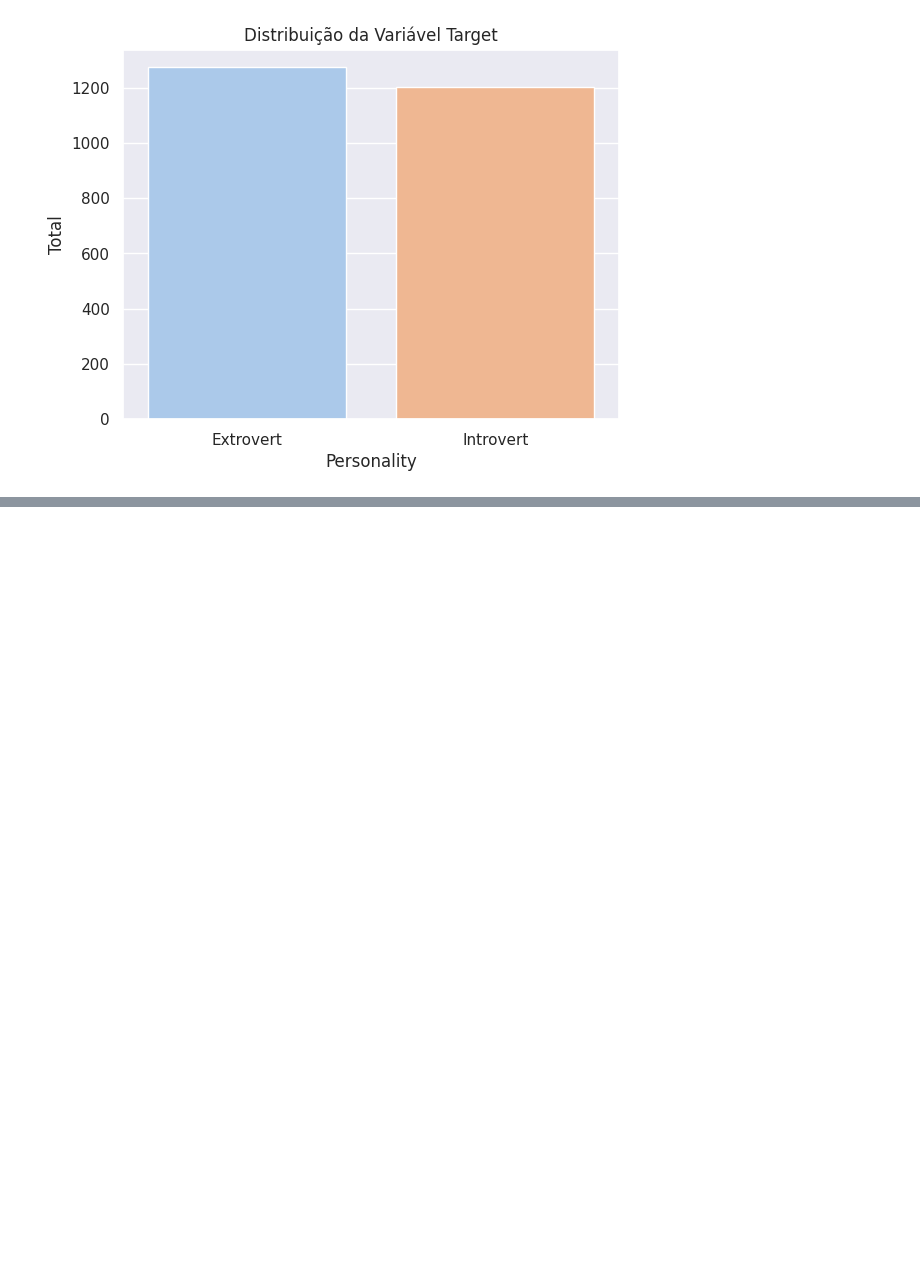
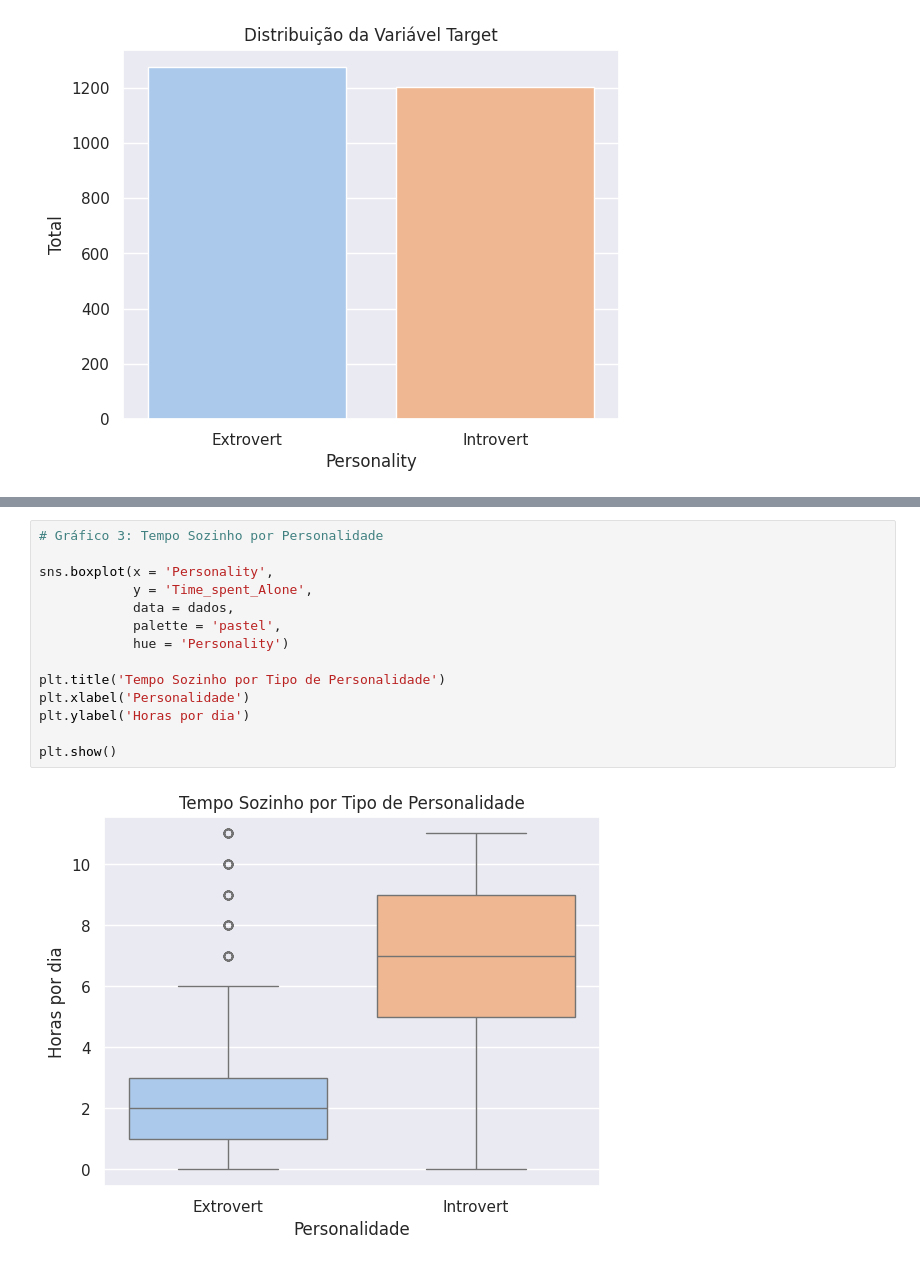
Before and after one commit to netinhojunnior/meu_portfolio, a Jupyter notebook: Projeto07_Personalidade.ipynb, the cells around one changed output, grey strips where cells are left out. Drawn from its saved outputs; the diff is of its cells as text; blank space fills up the shorter version.

```diff
--- a/Projeto07_Personalidade.ipynb
+++ b/Projeto07_Personalidade.ipynb
@@ -161,0 +158,16 @@ fig.show()
+# %%
+# Gráfico 3: Tempo Sozinho por Personalidade
+
+sns.boxplot(x = 'Personality',
+            y = 'Time_spent_Alone',
+            data = dados,
+            palette = 'pastel',
+            hue = 'Personality')
+
+plt.title('Tempo Sozinho por Tipo de Personalidade')
+plt.xlabel('Personalidade')
+plt.ylabel('Horas por dia')
+
+plt.show()
+# %% [output]
+[figure, added]
```
Also changed, not shown: parts of 12 cells of this notebook.
